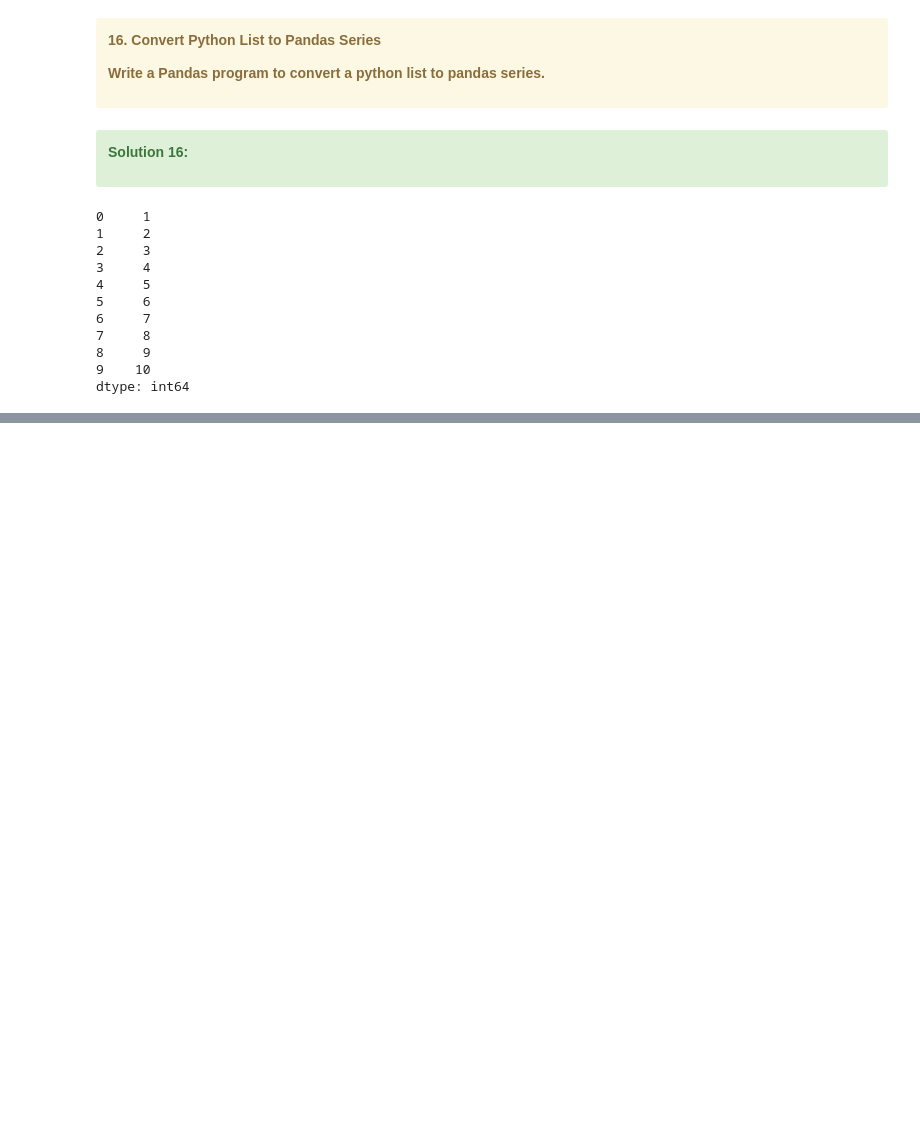
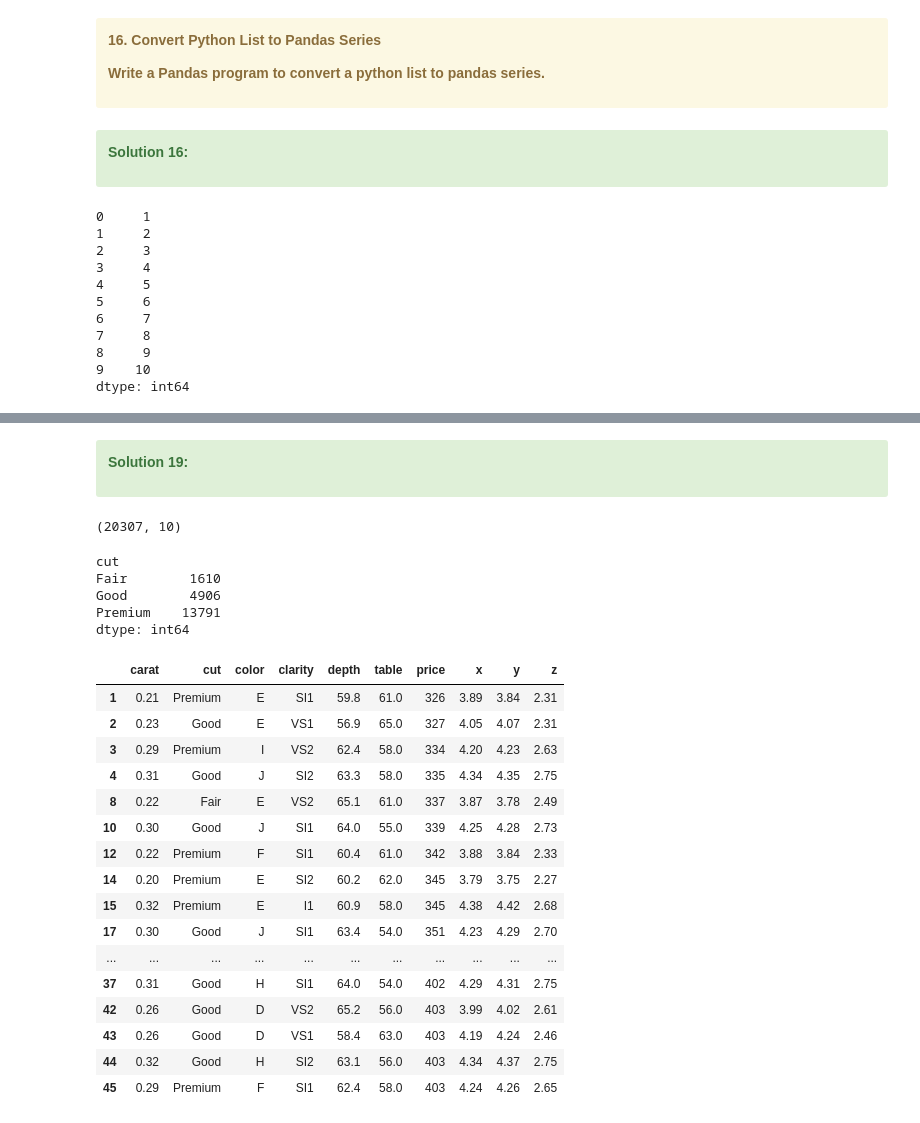
Before and after one commit to aziart/pandas-exercises, a Jupyter notebook: 12 - w3exercises/09 - Pandas Practice Sets/09 - 01 Pandas Practice Set-1.ipynb, the cells around one changed output, grey strips where cells are left out. Saved outputs shown, nothing was run; the diff lists cells and outputs as text; code cells hidden in the pictures; blank space fills up the shorter version.

```diff
--- a/12 - w3exercises/09 - Pandas Practice Sets/09 - 01 Pandas Practice Set-1.ipynb
+++ b/12 - w3exercises/09 - Pandas Practice Sets/09 - 01 Pandas Practice Set-1.ipynb
@@ -975,0 +1115,5 @@ dtype: int64
+# %%
+path = '../data/'
+filename = 'diamonds.csv'
+df = pd.read_csv(path + filename)
+display(df.head(20))
@@ -975,0 +1138,39 @@ dtype: int64
+# %% [markdown]
+<div class="alert alert-success">
+
+**Solution 19:**
+</div>
+# %%
+# 19. Find Diamonds with a Fair, Good, or Premium Cut
+# Write a Pandas program to find the diamonds that are with a Fair or Good or Premium.
+
+filt = df['cut'].isin(['Fair', 'Good', 'Premium'])
+df_filtered = df[filt]
+print(df_filtered.shape)
+
+display(df_filtered.groupby(by=['cut']).size())
+display(df_filtered.head(20))
+# %% [output]
+(20307, 10)
+cut
+Fair        1610
+Good        4906
+Premium    13791
+dtype: int64
+|  | carat | cut | color | clarity | depth | table | price | x | y | z |
+| 1 | 0.21 | Premium | E | SI1 | 59.8 | 61.0 | 326 | 3.89 | 3.84 | 2.31 |
+| 2 | 0.23 | Good | E | VS1 | 56.9 | 65.0 | 327 | 4.05 | 4.07 | 2.31 |
+| 3 | 0.29 | Premium | I | VS2 | 62.4 | 58.0 | 334 | 4.20 | 4.23 | 2.63 |
+| 4 | 0.31 | Good | J | SI2 | 63.3 | 58.0 | 335 | 4.34 | 4.35 | 2.75 |
+| 8 | 0.22 | Fair | E | VS2 | 65.1 | 61.0 | 337 | 3.87 | 3.78 | 2.49 |
+| 10 | 0.30 | Good | J | SI1 | 64.0 | 55.0 | 339 | 4.25 | 4.28 | 2.73 |
+| 12 | 0.22 | Premium | F | SI1 | 60.4 | 61.0 | 342 | 3.88 | 3.84 | 2.33 |
+| 14 | 0.20 | Premium | E | SI2 | 60.2 | 62.0 | 345 | 3.79 | 3.75 | 2.27 |
+| 15 | 0.32 | Premium | E | I1 | 60.9 | 58.0 | 345 | 4.38 | 4.42 | 2.68 |
+| 17 | 0.30 | Good | J | SI1 | 63.4 | 54.0 | 351 | 4.23 | 4.29 | 2.70 |
+| ... | ... | ... | ... | ... | ... | ... | ... | ... | ... | ... |
+| 37 | 0.31 | Good | H | SI1 | 64.0 | 54.0 | 402 | 4.29 | 4.31 | 2.75 |
+| 42 | 0.26 | Good | D | VS2 | 65.2 | 56.0 | 403 | 3.99 | 4.02 | 2.61 |
+| 43 | 0.26 | Good | D | VS1 | 58.4 | 63.0 | 403 | 4.19 | 4.24 | 2.46 |
+| 44 | 0.32 | Good | H | SI2 | 63.1 | 56.0 | 403 | 4.34 | 4.37 | 2.75 |
+| 45 | 0.29 | Premium | F | SI1 | 62.4 | 58.0 | 403 | 4.24 | 4.26 | 2.65 |
```
Also changed, not shown: parts of 10 cells of this notebook.
